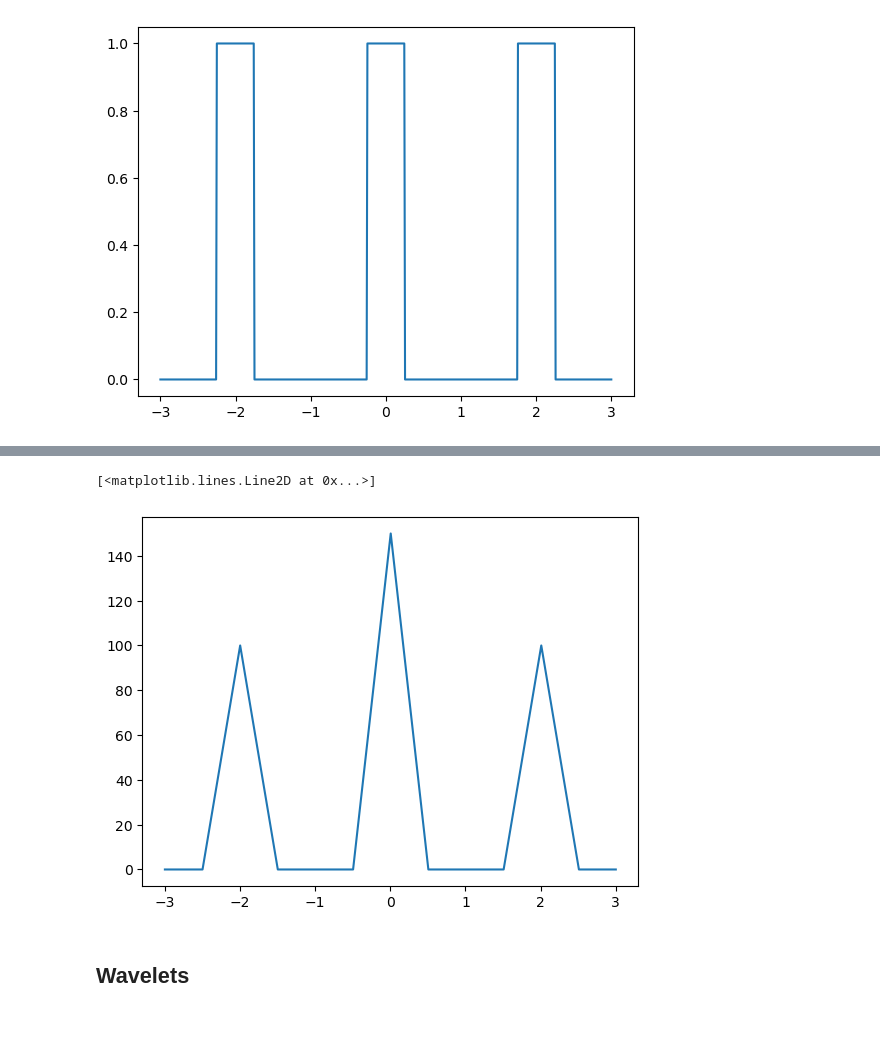
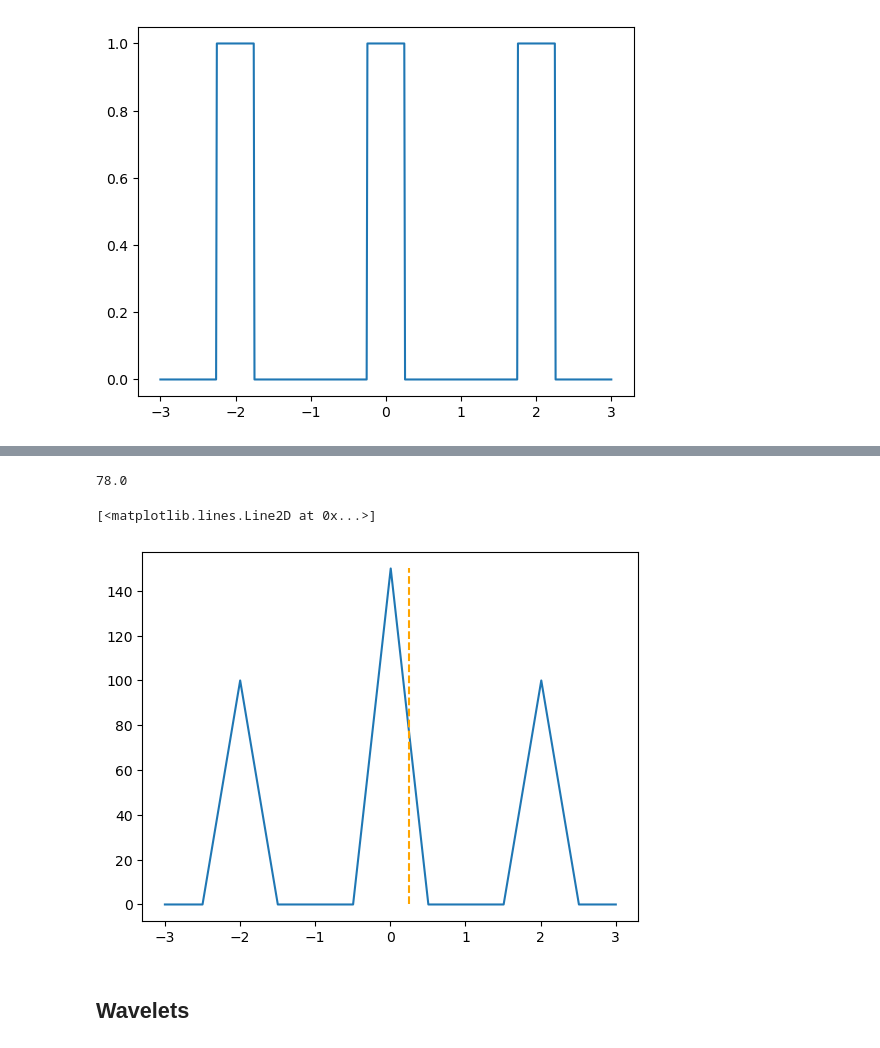
Before and after one commit to zyjux/harmonic_gw, a Jupyter notebook: figure_generation.ipynb, the cells around one changed output, grey strips where cells are left out. Saved outputs shown, nothing was run; the diff lists cells and outputs as text; code cells hidden in the pictures.

```diff
--- a/figure_generation.ipynb
+++ b/figure_generation.ipynb
@@ -34,10 +43,15 @@ plt.plot(x, signal2)
 # %%
 corr2 = np.correlate(signal2, signal2, 'same')
+# %%
+corr2[324]
+# %% [output]
+78.0
 # %%
 plt.plot(x, corr2)
+plt.plot([0.25, 0.25], [0, corr2.max()], color='orange', linestyle='dashed')
 # %% [output]
 [<matplotlib.lines.Line2D at 0x...>]
-[figure, old version]
+[figure, new version]
 # %% [markdown]
 ## Wavelets
 # %%
```
Also changed, not shown: parts of 8 cells of this notebook, 3 other files.
